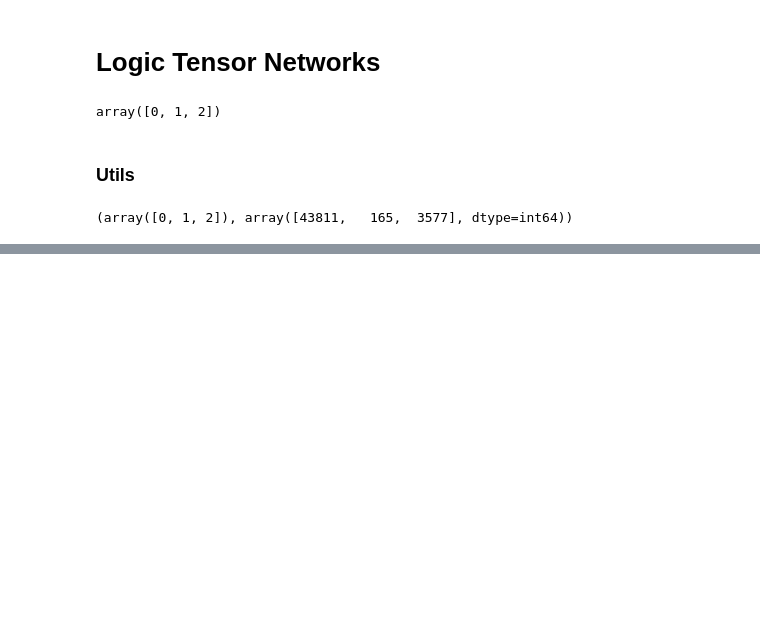
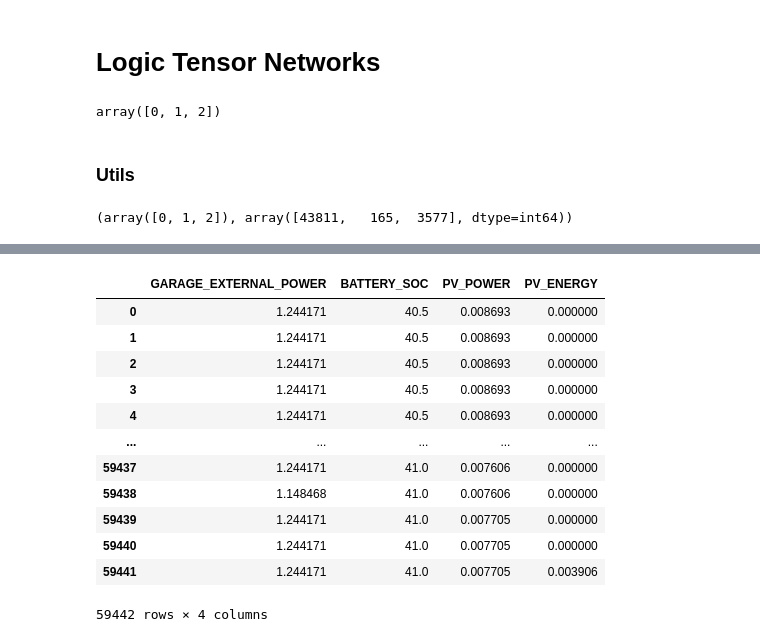
Before and after one commit to SanchoSamba/DS-project, a Jupyter notebook: LTN_Adam_Arychert.ipynb, the cells around one changed output, grey strips where cells are left out. Cells and saved outputs as stored; diff of their text form; code cells hidden in the pictures; blank space fills up the shorter version.

```diff
--- a/LTN_Adam_Arychert.ipynb
+++ b/LTN_Adam_Arychert.ipynb
@@ -403,0 +663,16 @@ for epoch in range(500):
+# %%
+features
+# %% [output]
+|  | GARAGE_EXTERNAL_POWER | BATTERY_SOC | PV_POWER | PV_ENERGY |
+| 0 | 1.244171 | 40.5 | 0.008693 | 0.000000 |
+| 1 | 1.244171 | 40.5 | 0.008693 | 0.000000 |
+| 2 | 1.244171 | 40.5 | 0.008693 | 0.000000 |
+| 3 | 1.244171 | 40.5 | 0.008693 | 0.000000 |
+| 4 | 1.244171 | 40.5 | 0.008693 | 0.000000 |
+| ... | ... | ... | ... | ... |
+| 59437 | 1.244171 | 41.0 | 0.007606 | 0.000000 |
+| 59438 | 1.148468 | 41.0 | 0.007606 | 0.000000 |
+| 59439 | 1.244171 | 41.0 | 0.007705 | 0.000000 |
+| 59440 | 1.244171 | 41.0 | 0.007705 | 0.000000 |
+| 59441 | 1.244171 | 41.0 | 0.007705 | 0.003906 |
+59442 rows × 4 columns
```
Also changed, not shown: parts of 29 cells of this notebook, 4 other files.
